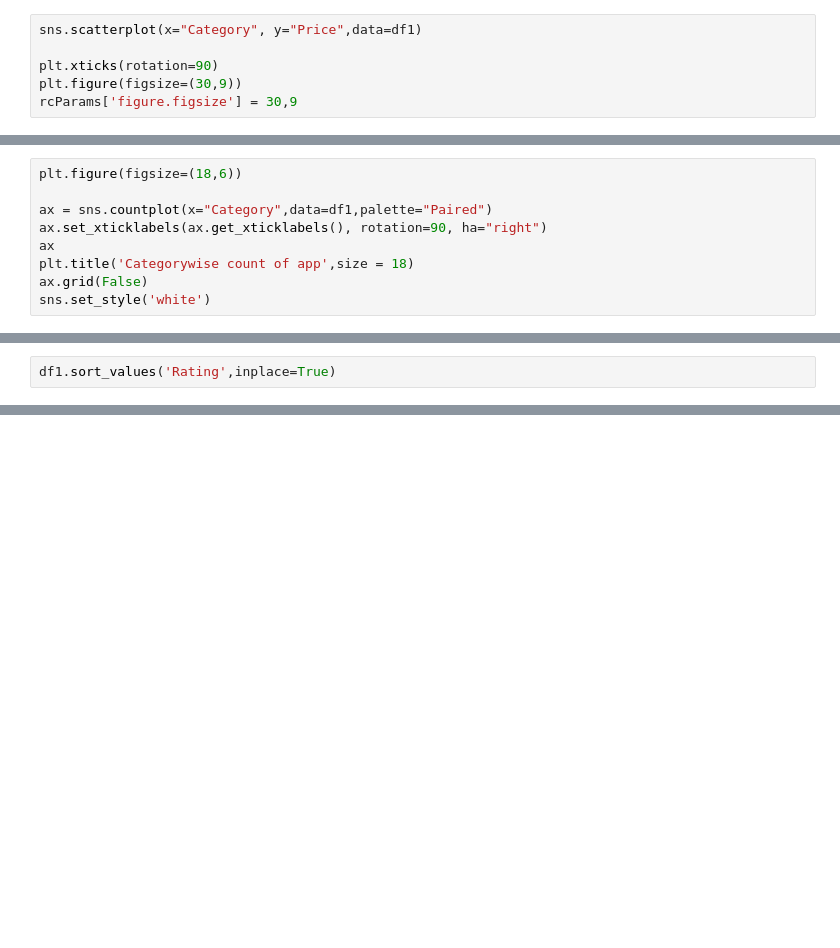
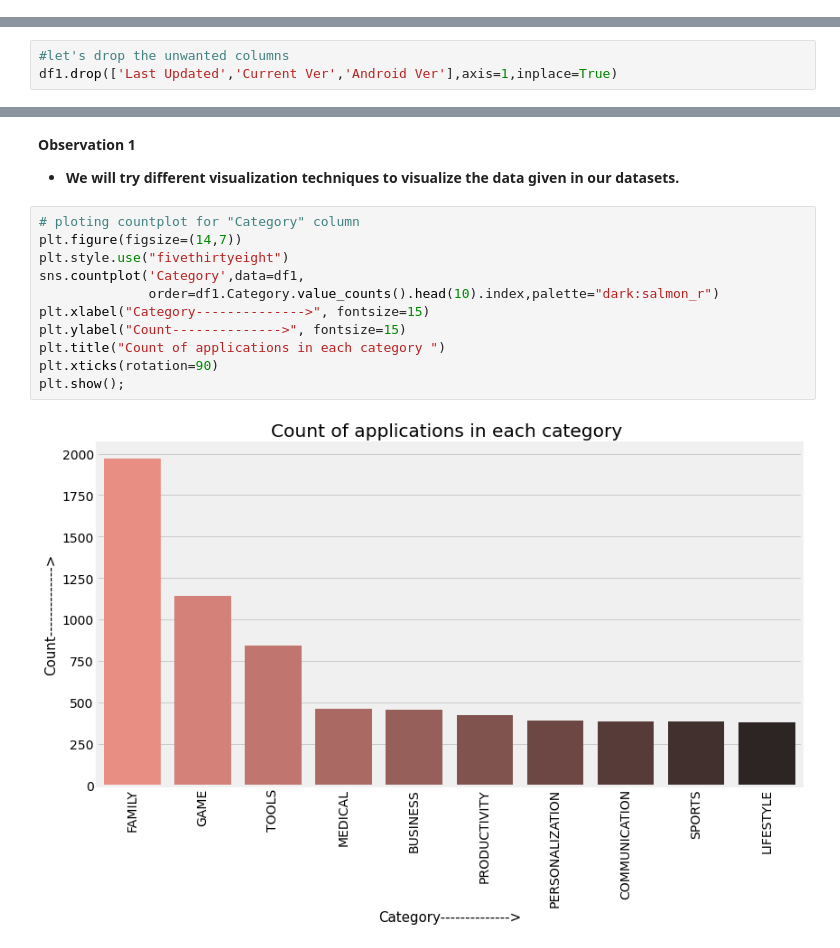
Before and after one commit to akriti0998/Play-store-data-analysis-, a Jupyter notebook: work_of_EDA_Play_Store_Review_Analysis (1).ipynb, the cells around one changed output, grey strips where cells are left out. Saved outputs shown, nothing was run; the diff lists cells and outputs as text; blank space fills up the shorter version.

```diff
--- a/work_of_EDA_Play_Store_Review_Analysis (1).ipynb
+++ b/work_of_EDA_Play_Store_Review_Analysis (1).ipynb
@@ -313,6 +236,0 @@ dtype: int64
-# %%
-sns.scatterplot(x="Category", y="Price",data=df1)
-
-plt.xticks(rotation=90)
-plt.figure(figsize=(30,9))
-rcParams['figure.figsize'] = 30,9
@@ -322,9 +236,0 @@ rcParams['figure.figsize'] = 30,9
-# %%
-plt.figure(figsize=(18,6))
-
-ax = sns.countplot(x="Category",data=df1,palette="Paired")
-ax.set_xticklabels(ax.get_xticklabels(), rotation=90, ha="right")
-ax
-plt.title('Categorywise count of app',size = 18)
-ax.grid(False)
-sns.set_style('white')
@@ -347,2 +236,0 @@ average rating for app is 4.20648
-# %%
-df1.sort_values('Rating',inplace=True)
@@ -454,0 +239,3 @@ df3.describe()
+# %%
+#let's drop the unwanted columns
+df1.drop(['Last Updated','Current Ver','Android Ver'],axis=1,inplace=True)
@@ -454,0 +247,16 @@ df3.describe()
+# %% [markdown]
+**Observation 1**
+*  **We will try different visualization techniques to visualize the data given in our datasets.**
+# %%
+# ploting countplot for "Category" column
+plt.figure(figsize=(14,7))
+plt.style.use("fivethirtyeight")
+sns.countplot('Category',data=df1,
+              order=df1.Category.value_counts().head(10).index,palette="dark:salmon_r")
+plt.xlabel("Category-------------->", fontsize=15)
+plt.ylabel("Count-------------->", fontsize=15)
+plt.title("Count of applications in each category ")
+plt.xticks(rotation=90)
+plt.show();
+# %% [output]
+[figure, added]
```
Also changed, not shown: parts of 130 cells of this notebook.
